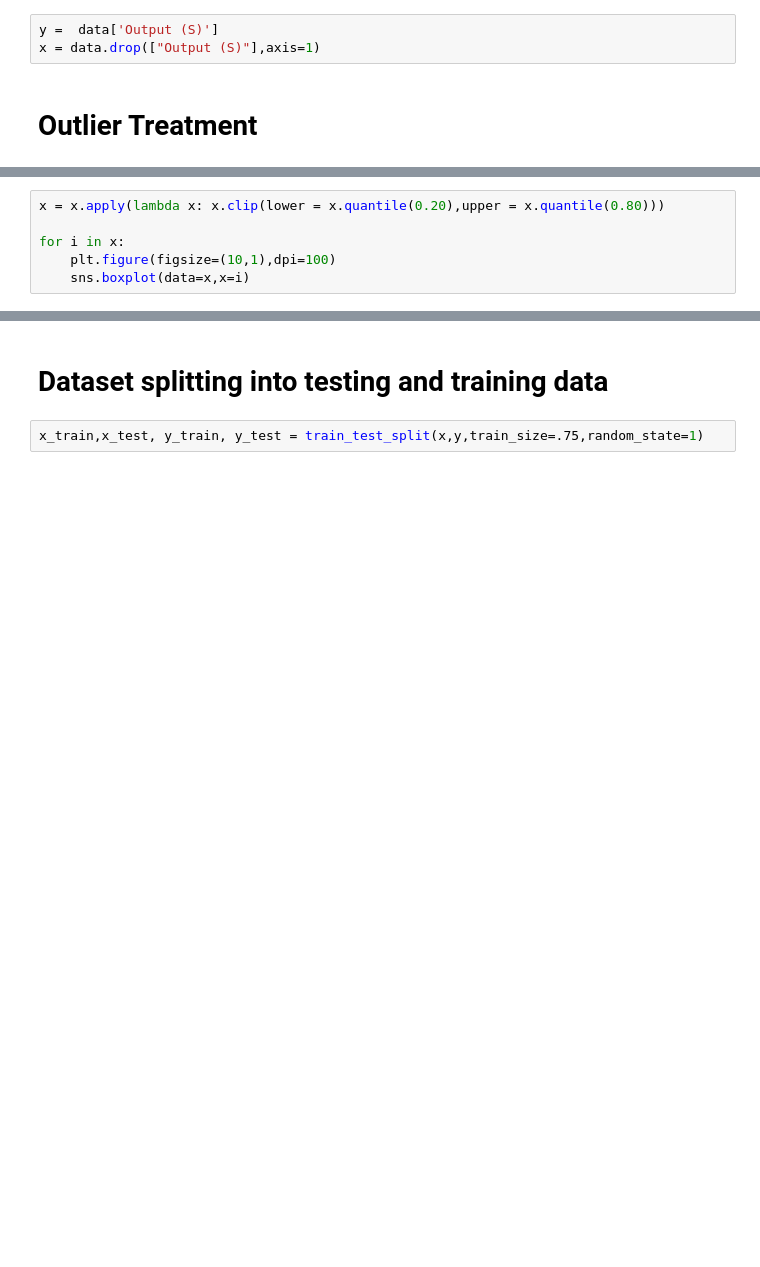
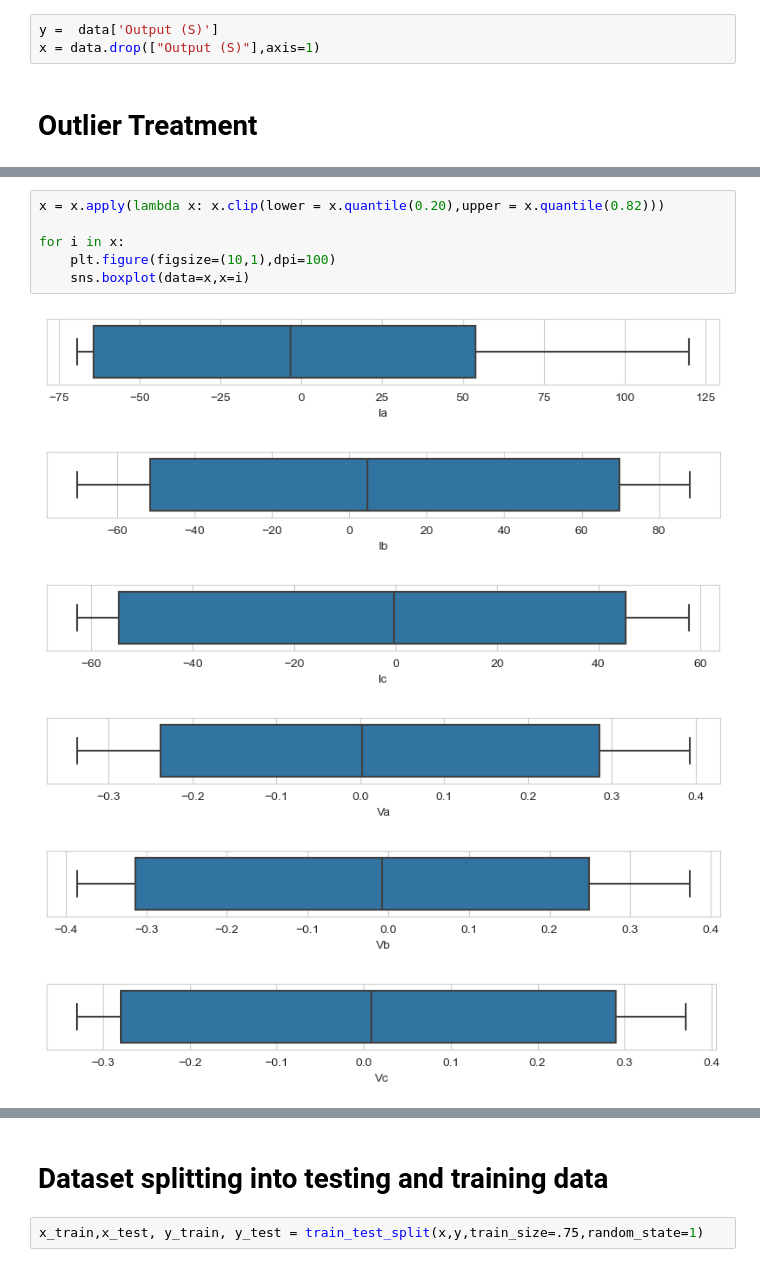
Before and after one commit to fahim-muntasir-niloy/electrical_fault_classification, a Jupyter notebook: Electrical_line_fault_prediction.ipynb, the cells around one changed output, grey strips where cells are left out. Saved outputs shown, nothing was run; the diff lists cells and outputs as text; blank space fills up the shorter version.

```diff
--- a/Electrical_line_fault_prediction.ipynb
+++ b/Electrical_line_fault_prediction.ipynb
@@ -105,9 +121,16 @@ for i in x:
 # %%
-x = x.apply(lambda x: x.clip(lower = x.quantile(0.20),upper = x.quantile(0.80)))
+x = x.apply(lambda x: x.clip(lower = x.quantile(0.20),upper = x.quantile(0.82)))
 
 for i in x:
     plt.figure(figsize=(10,1),dpi=100)
     sns.boxplot(data=x,x=i)
+# %% [output]
+[figure, added]
+[figure, added]
+[figure, added]
+[figure, added]
+[figure, added]
+[figure, added]
 # %%
 plt.figure(figsize=(10,6),dpi=100)
 sns.heatmap(x.corr(),annot=True,cmap="Pastel1")
```
Also changed, not shown: parts of 19 cells of this notebook.
